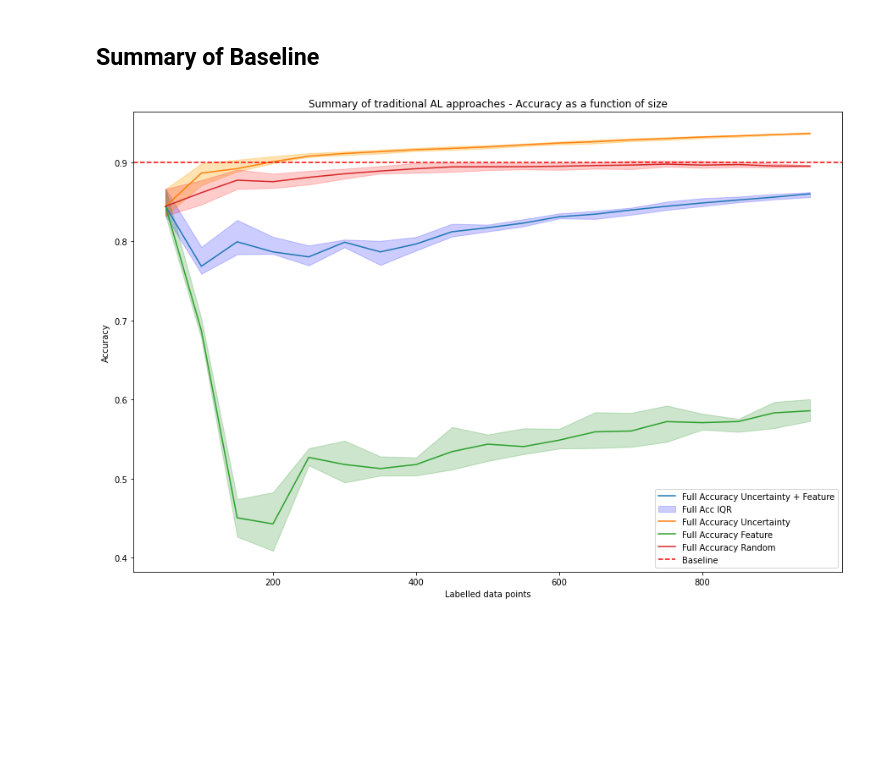
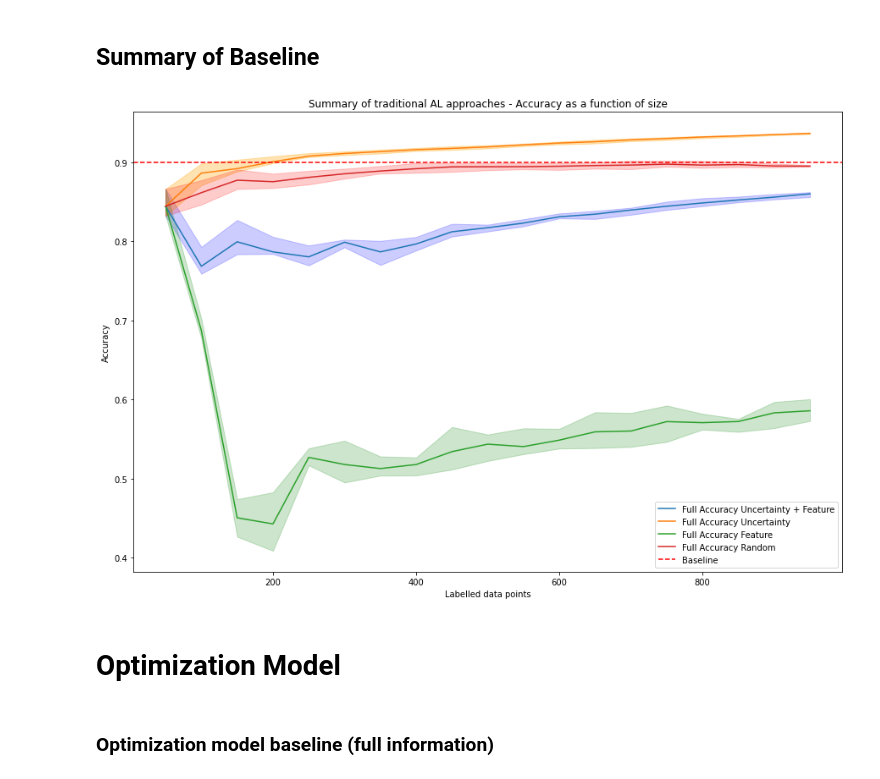
Before and after one commit to giorgiodemarchi/Duality-Based-Active-Learning, a Jupyter notebook: model.ipynb, the cells around one changed output. Drawn from its saved outputs; the diff is of its cells as text; code cells hidden in the pictures; blank space fills up the shorter version.

Commit message:
added opti model baseline

```diff
--- a/model.ipynb
+++ b/model.ipynb
@@ -453,26 +452,30 @@ plt.show()
 # %%
 # Plotting
 plt.figure(figsize=(15,10))
 
 # Plot average accuracies
 plt.plot(accuracies_uf_df.reset_index()['index'], accuracies_uf_df['Full Accuracy'], label='Full Accuracy Uncertainty + Feature')
-plt.fill_between(accuracies_uf_df.reset_index()['index'], stats_full_uf_df['25%'], stats_full_uf_df['75%'], color='blue', alpha=0.2, label='Full Acc IQR')
+plt.fill_between(accuracies_uf_df.reset_index()['index'], stats_full_uf_df['25%'], stats_full_uf_df['75%'], color='blue', alpha=0.2)
 
 plt.plot(accuracies_u_df.reset_index()['index'], accuracies_u_df['Full Accuracy'], label='Full Accuracy Uncertainty')
 plt.fill_between(accuracies_u_df.reset_index()['index'], stats_full_u_df['25%'], stats_full_u_df['75%'], color='orange', alpha=0.3)
 
 plt.plot(accuracies_f_df.reset_index()['index'], accuracies_f_df['Full Accuracy'], label='Full Accuracy Feature')
 plt.fill_between(accuracies_f_df.reset_index()['index'], stats_full_f_df['25%'], stats_full_f_df['75%'], color='green', alpha=0.2)
 
 plt.plot(accuracies_df.reset_index()['index'], accuracies_df['Full Accuracy'], label='Full Accuracy Random')
 plt.fill_between(accuracies_df.reset_index()['index'], stats_full_df['25%'], stats_full_df['75%'], color='red', alpha=0.2)
 
 # Baseline accuracy and other plot settings
 plt.axhline(y=baseline_accuracy, color='r', linestyle='--', label='Baseline')
 plt.legend()
 plt.title('Summary of traditional AL approaches - Accuracy as a function of size')
 plt.xlabel('Labelled data points')
 plt.ylabel('Accuracy')
 plt.show()
 # %% [output]
-[figure, old version]
+[figure, new version]
+# %% [markdown]
+# **Optimization Model**
+# %% [markdown]
+### **Optimization model baseline (full information)**
```
Also changed, not shown: parts of 11 cells of this notebook.
